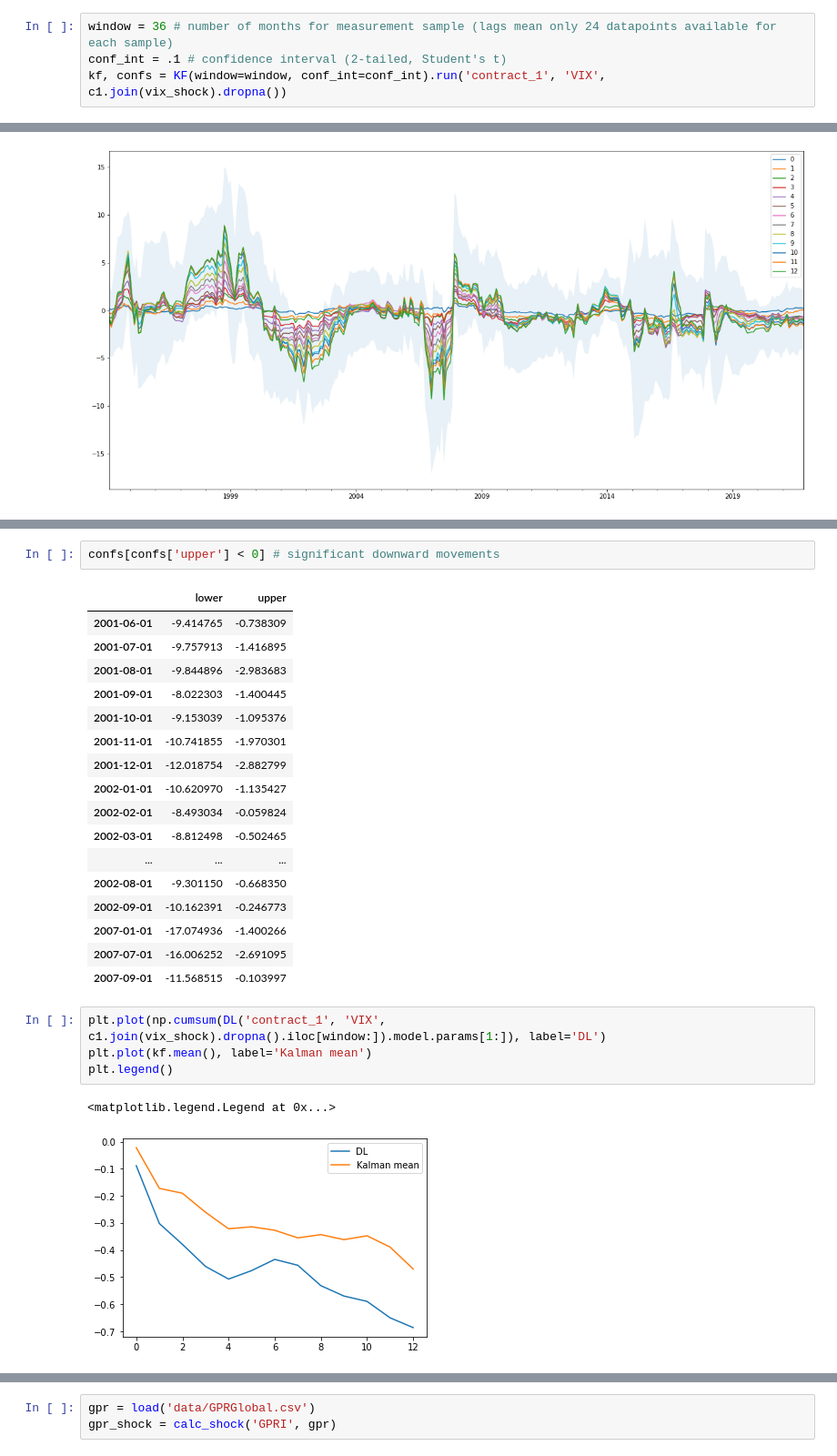
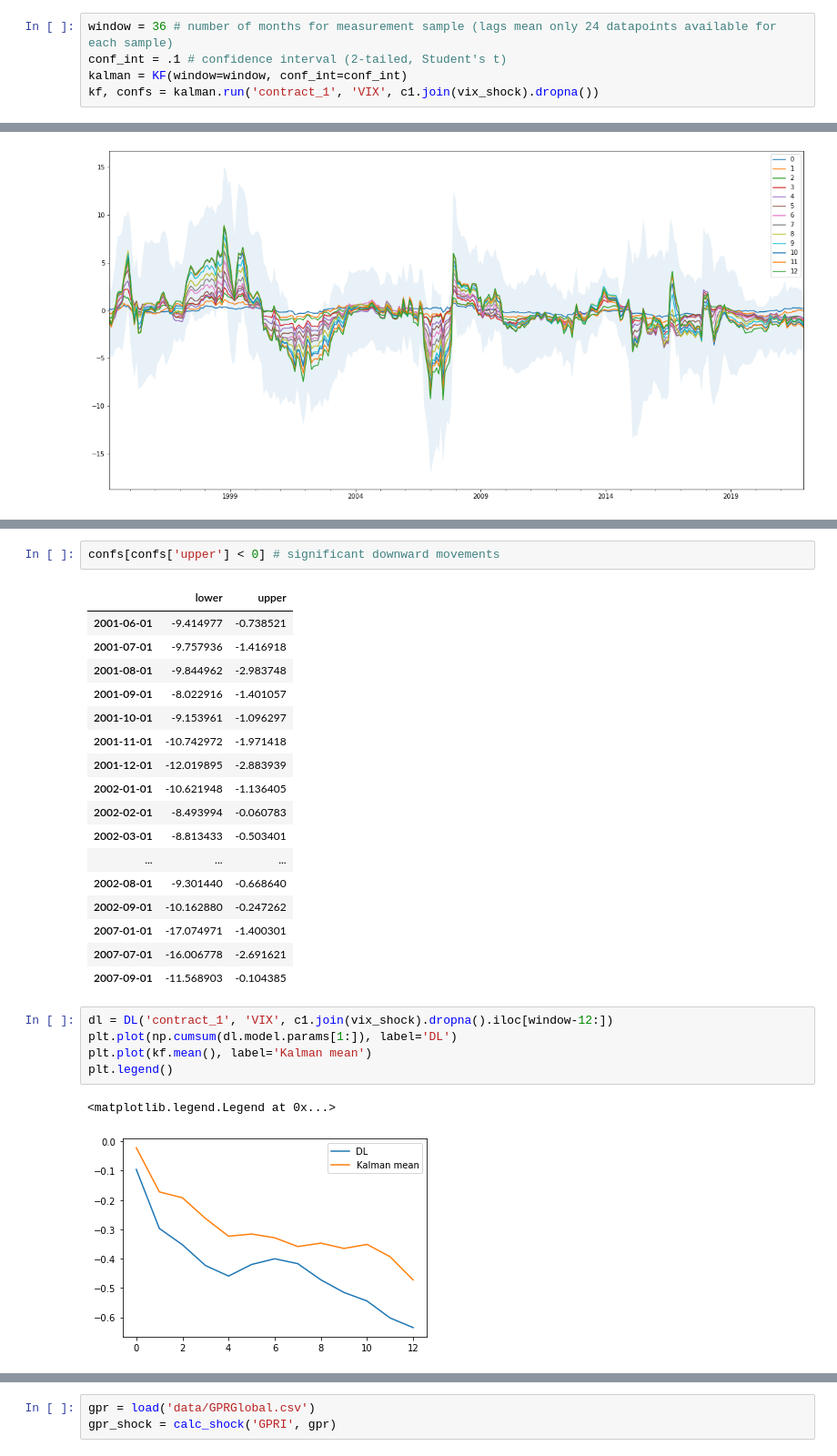
Before and after one commit to t0nychn/UG_thesis, a Jupyter notebook: Kalman_test.ipynb, the cells around one changed output, grey strips where cells are left out. Shown at 91% size. Cells and saved outputs as stored; diff of their text form.

Commit message:
add kalman backtest

```diff
--- a/Kalman_test.ipynb
+++ b/Kalman_test.ipynb
@@ -8,7 +20,8 @@ vix_shock = calc_shock('VIX', vix)
 # %%
 window = 36 # number of months for measurement sample (lags mean only 24 datapoints available for each sample)
 conf_int = .1 # confidence interval (2-tailed, Student's t)
-kf, confs = KF(window=window, conf_int=conf_int).run('contract_1', 'VIX', c1.join(vix_shock).dropna())
+kalman = KF(window=window, conf_int=conf_int)
+kf, confs = kalman.run('contract_1', 'VIX', c1.join(vix_shock).dropna())
 # %%
 kf.plot(figsize=(20,10))
 plt.fill_between(confs.index, confs['lower'], confs['upper'], alpha=0.1)
@@ -31,26 +44,27 @@ confs[confs['lower'] > 0] # significant upward movements
 confs[confs['upper'] < 0] # significant downward movements
 # %% [output]
 |  | lower | upper |
-| 2001-06-01 | -9.414765 | -0.738309 |
-| 2001-07-01 | -9.757913 | -1.416895 |
-| 2001-08-01 | -9.844896 | -2.983683 |
-| 2001-09-01 | -8.022303 | -1.400445 |
-| 2001-10-01 | -9.153039 | -1.095376 |
-| 2001-11-01 | -10.741855 | -1.970301 |
-| 2001-12-01 | -12.018754 | -2.882799 |
-| 2002-01-01 | -10.620970 | -1.135427 |
-| 2002-02-01 | -8.493034 | -0.059824 |
-| 2002-03-01 | -8.812498 | -0.502465 |
+| 2001-06-01 | -9.414977 | -0.738521 |
+| 2001-07-01 | -9.757936 | -1.416918 |
+| 2001-08-01 | -9.844962 | -2.983748 |
+| 2001-09-01 | -8.022916 | -1.401057 |
+| 2001-10-01 | -9.153961 | -1.096297 |
+| 2001-11-01 | -10.742972 | -1.971418 |
+| 2001-12-01 | -12.019895 | -2.883939 |
+| 2002-01-01 | -10.621948 | -1.136405 |
+| 2002-02-01 | -8.493994 | -0.060783 |
+| 2002-03-01 | -8.813433 | -0.503401 |
 | ... | ... | ... |
-| 2002-08-01 | -9.301150 | -0.668350 |
-| 2002-09-01 | -10.162391 | -0.246773 |
-| 2007-01-01 | -17.074936 | -1.400266 |
-| 2007-07-01 | -16.006252 | -2.691095 |
-| 2007-09-01 | -11.568515 | -0.103997 |
+| 2002-08-01 | -9.301440 | -0.668640 |
+| 2002-09-01 | -10.162880 | -0.247262 |
+| 2007-01-01 | -17.074971 | -1.400301 |
+| 2007-07-01 | -16.006778 | -2.691621 |
+| 2007-09-01 | -11.568903 | -0.104385 |
 # %%
-plt.plot(np.cumsum(DL('contract_1', 'VIX', c1.join(vix_shock).dropna().iloc[window:]).model.params[1:]), label='DL')
+dl = DL('contract_1', 'VIX', c1.join(vix_shock).dropna().iloc[window-12:])
+plt.plot(np.cumsum(dl.model.params[1:]), label='DL')
 plt.plot(kf.mean(), label='Kalman mean')
 plt.legend()
 # %% [output]
 <matplotlib.legend.Legend at 0x...>
-[figure, old version]
+[figure, new version]
```
Also changed, not shown: parts of 12 cells of this notebook, 3 other files.
